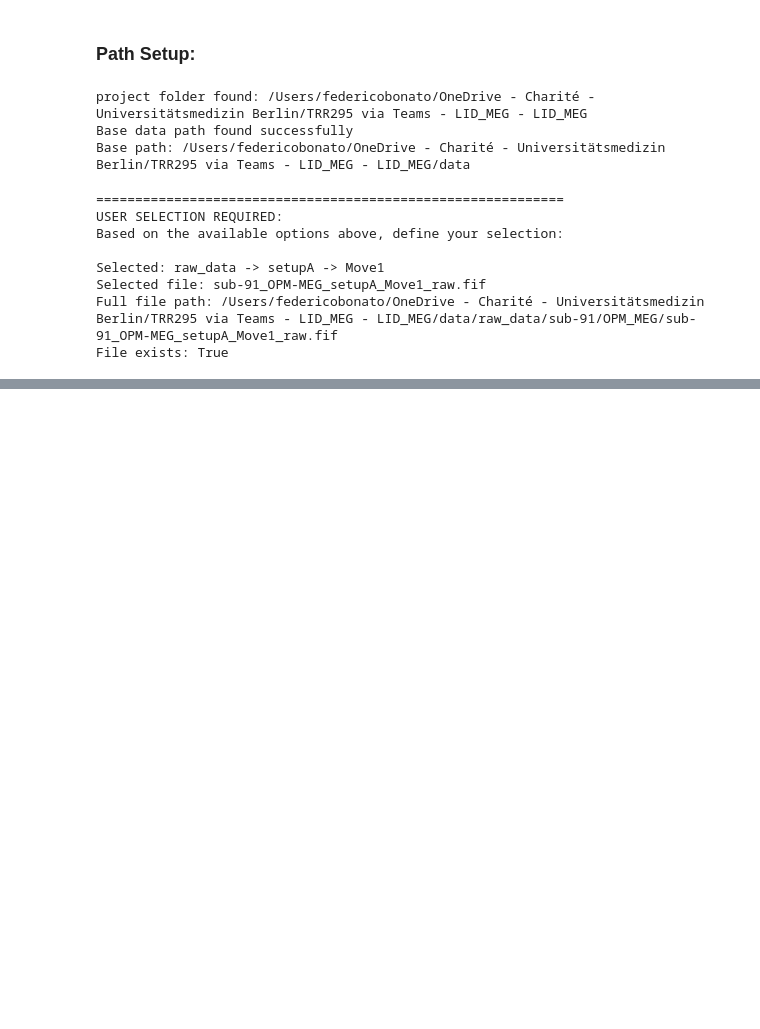
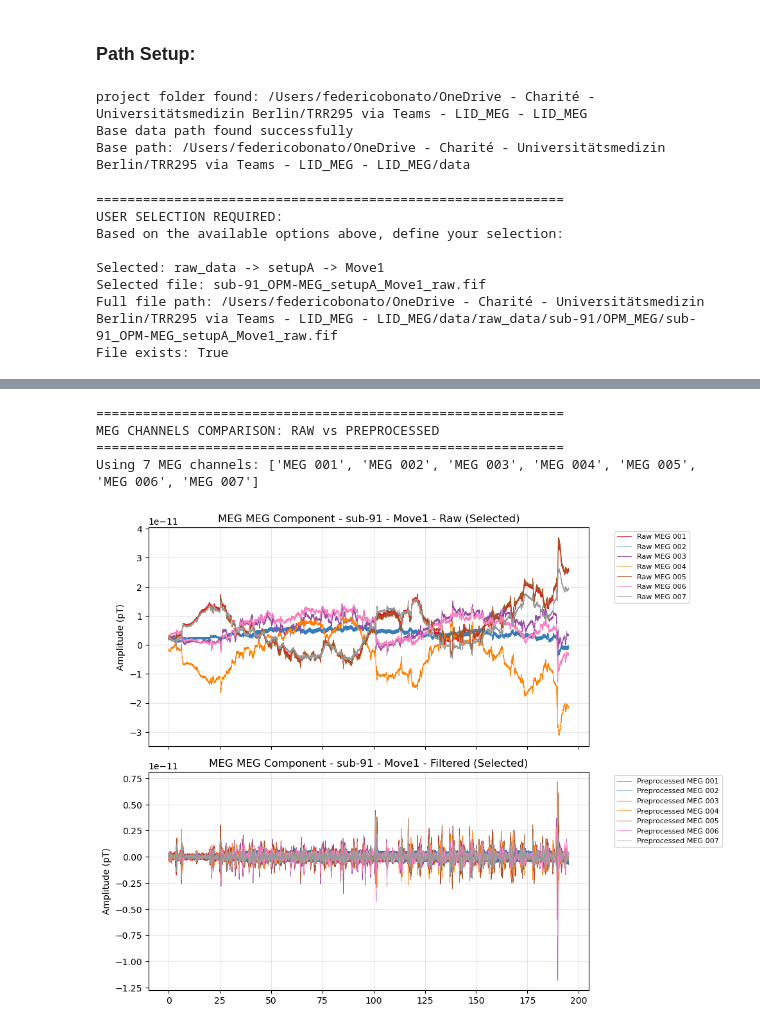
Before and after one commit to jgvhabets/lid_opm, a Jupyter notebook: MEG-EMG-Analysis/Code/notebook/sub-91_preprocessing.ipynb, the cells around one changed output, grey strips where cells are left out. Saved outputs shown, nothing was run; the diff lists cells and outputs as text; code cells hidden in the pictures; blank space fills up the shorter version.

```diff
--- a/MEG-EMG-Analysis/Code/notebook/sub-91_preprocessing.ipynb
+++ b/MEG-EMG-Analysis/Code/notebook/sub-91_preprocessing.ipynb
@@ -99,0 +203,15 @@ File exists: True
+# %%
+# ---- PREPROCESSING PIPELINE ----
+# Apply complete preprocessing pipeline using configurable parameters
+raw_preprocessed = preprocess_meg_data(
+    raw=raw,
+    first_sfreq=MEG_SFREQ,
+    target_sfreq=TARGET_SFREQ,
+    l_freq=BANDPASS_LOW,
+    h_freq=BANDPASS_HIGH,
+    notch_freqs=NOTCH_FREQS,
+    verbose=True
+)
+
+# Store the result for further analysis
+raw_filtered = raw_preprocessed
@@ -99,0 +229,37 @@ File exists: True
+# %%
+# ---- VISUALIZE RAW VS PREPROCESSED COMPARISON ----
+print("\n" + "="*60)
+print("MEG CHANNELS COMPARISON: RAW vs PREPROCESSED")
+print("="*60)
+
+# Use first 7 MEG channels directly (non-hardcoded from config)
+NUM_MEG_CHANNELS = len(config['meg_channels'])
+meg_channel_indices = list(range(NUM_MEG_CHANNELS))
+meg_channel_names = [raw.ch_names[i] for i in meg_channel_indices]
+
+print(f"Using {NUM_MEG_CHANNELS} MEG channels: {meg_channel_names}")
+
+# Get channel data (reuse existing variables)
+raw_meg_channels = [raw.get_data()[idx] for idx in meg_channel_indices]
+preprocessed_meg_channels = [raw_filtered.get_data()[idx] for idx in meg_channel_indices]
+
+
+# Plot comparison
+
+plot_channels_comparison(
+    time=raw_filtered.times,
+    raw_channels=raw_meg_channels,
+    filtered_channels=preprocessed_meg_channels,
+    raw_labels=[f"Raw {name}" for name in meg_channel_names],
+    filtered_labels=[f"Preprocessed {name}" for name in meg_channel_names],
+    colors=plt.cm.Set1(np.linspace(0, 1, NUM_MEG_CHANNELS)),
+    rec_label=f"{SUBJECT_ID} - {CONDITION}",
+    y_label="Amplitude (pT)",
+    axis_label="MEG"
+)
+# %% [output]
+============================================================
+MEG CHANNELS COMPARISON: RAW vs PREPROCESSED
+============================================================
+Using 7 MEG channels: ['MEG 001', 'MEG 002', 'MEG 003', 'MEG 004', 'MEG 005', 'MEG 006', 'MEG 007']
+[figure, added]
```
Also changed, not shown: parts of 9 cells of this notebook, 3 other files.
